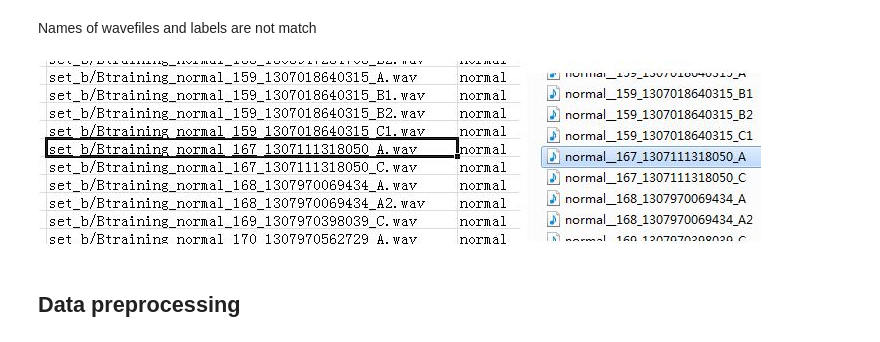
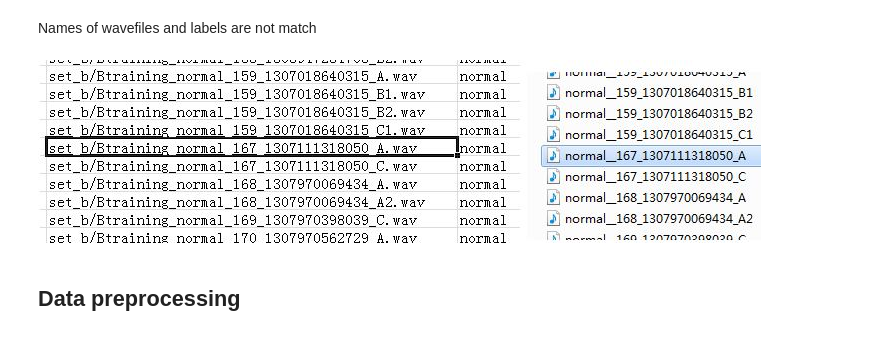
Before and after one commit to yumei1215/Datascience-Project, a Jupyter notebook: Heartbeat.ipynb, the cells around one changed output. Cells and saved outputs as stored; diff of their text form; code cells hidden in the pictures.

```diff
--- a/Heartbeat.ipynb
+++ b/Heartbeat.ipynb
@@ -62,8 +70,11 @@ def load_wav_file(name, path):
     return w
 # %% [markdown]
 Names of wavefiles and labels are not match
-# %% [markdown]
-![label.JPG](attachment:label.JPG)
+# %%
+from IPython.display import Image
+Image(filename='D:/Desktop/label.JPG')
+# %% [output]
+[figure, added]
 # %%
 # set_b
 def rewrite_filename(fname): # match filename
```
Also changed, not shown: parts of 10 cells of this notebook.
